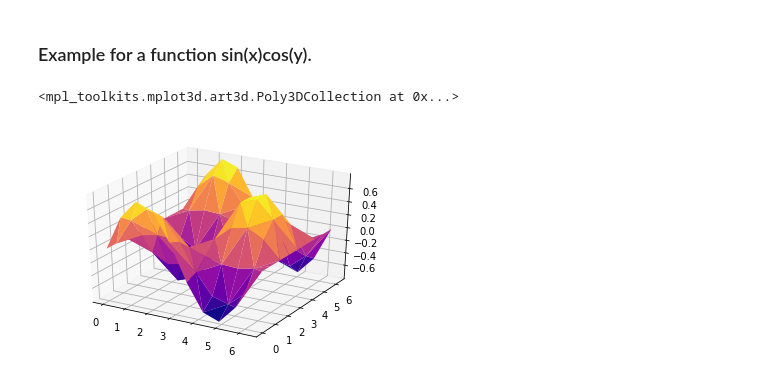
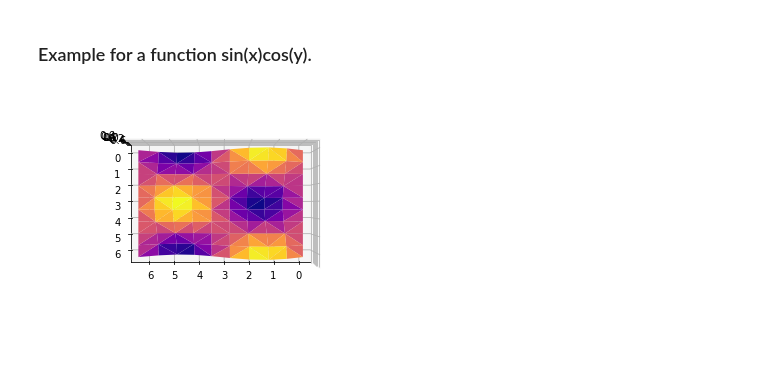
Before and after one commit to ytachigo/GPR, a Jupyter notebook: gpr2d.ipynb, the cells around one changed output. Cells and saved outputs as stored; diff of their text form; code cells hidden in the pictures.

```diff
--- a/gpr2d.ipynb
+++ b/gpr2d.ipynb
@@ -71,23 +71,24 @@ train_z = pd.DataFrame({'z': Z.flatten()})
 prediction, covariance = gaussian_process_regression(train_xy, train_z, initial_sigma=50, iternum=10, step=1)
 # %%
 from mpl_toolkits.mplot3d import Axes3D
+import random
 # Make a new dataset
 n= 10
 x = np.linspace(0, 2 * np.pi, n)
 y = np.linspace(0, 2 * np.pi, n)
 X, Y = np.meshgrid(x, y)
 Z = np.sin(X) * np.cos(Y)
 test_xy = pd.DataFrame({'x': X.flatten(), 'y': Y.flatten()})
 test_z = pd.DataFrame({'z': Z.flatten()})
 
 # Prediction
 test_z = np.array([prediction(i) for i in test_xy.as_matrix()]).flatten()
 #test_yerr = np.array([covariance(i) for i in test_x]).ravel()
 #plt.fill_between(test_x, test_y - test_yerr, test_y + test_yerr, facecolor='b', alpha=0.1)
 
 fig = plt.figure()
 ax = fig.add_subplot(111, projection='3d')
 ax.plot_trisurf(test_xy['x'], test_xy['y'], test_z, cmap='plasma')
+ax.view_init(90, 90)
 # %% [output]
-<mpl_toolkits.mplot3d.art3d.Poly3DCollection at 0x...>
-[figure, old version]
+[figure, new version]
```
Also changed, not shown: parts of 1 cell of this notebook.
